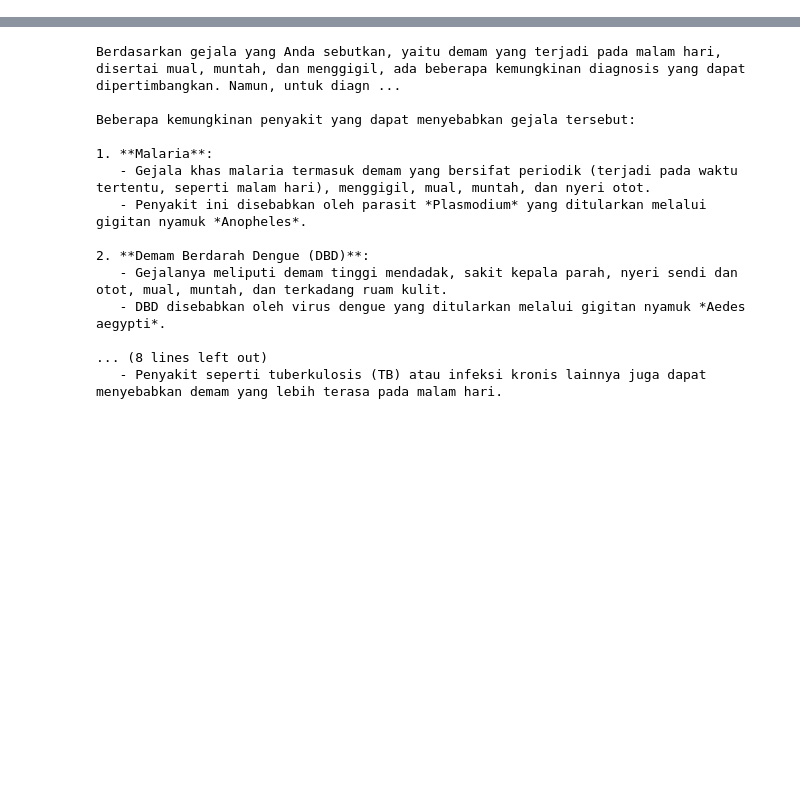
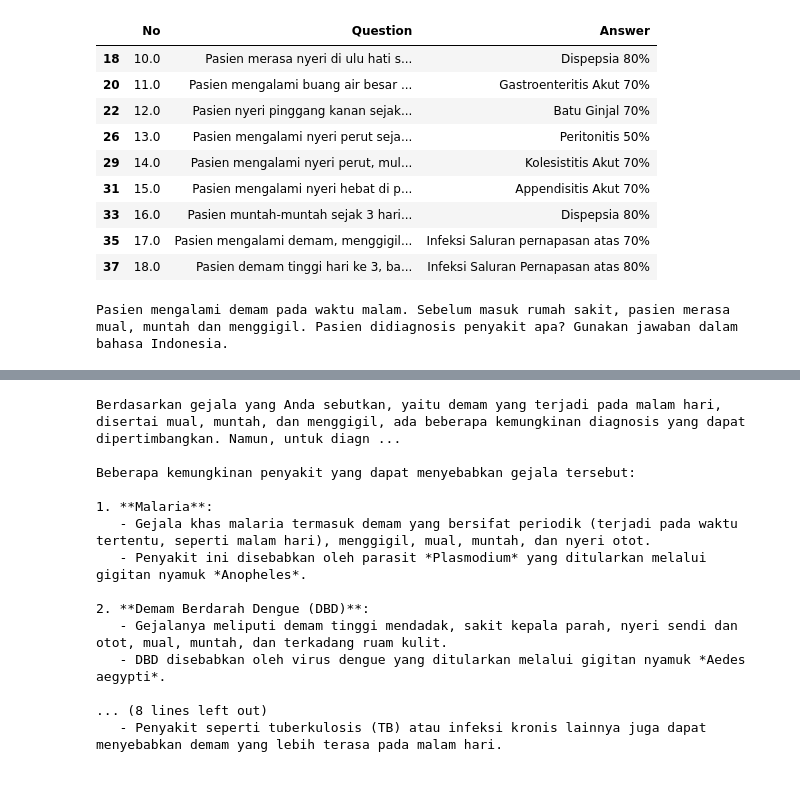
Before and after one commit to Ella-Raputri/LLMDiagnosisPPPK, a Jupyter notebook: test.ipynb, the cells around one changed output, grey strips where cells are left out. Saved outputs shown, nothing was run; the diff lists cells and outputs as text; code cells hidden in the pictures; blank space fills up the shorter version.

```diff
--- a/test.ipynb
+++ b/test.ipynb
@@ -57,0 +71,14 @@ df["llm_response"] = df["PARAPHRASE KELUHAN UTAMA"].apply(query_deepseek)
+# %%
+dfs = np.array_split(df, np.ceil(len(df) / 10))
+dfs[1]
+# %% [output]
+|  | No | Question | Answer |
+| 18 | 10.0 | Pasien merasa nyeri di ulu hati s... | Dispepsia 80% |
+| 20 | 11.0 | Pasien mengalami buang air besar ... | Gastroenteritis Akut 70% |
+| 22 | 12.0 | Pasien nyeri pinggang kanan sejak... | Batu Ginjal 70% |
+| 26 | 13.0 | Pasien mengalami nyeri perut seja... | Peritonitis 50% |
+| 29 | 14.0 | Pasien mengalami nyeri perut, mul... | Kolesistitis Akut 70% |
+| 31 | 15.0 | Pasien mengalami nyeri hebat di p... | Appendisitis Akut 70% |
+| 33 | 16.0 | Pasien muntah-muntah sejak 3 hari... | Dispepsia 80% |
+| 35 | 17.0 | Pasien mengalami demam, menggigil... | Infeksi Saluran pernapasan atas 70% |
+| 37 | 18.0 | Pasien demam tinggi hari ke 3, ba... | Infeksi Saluran Pernapasan atas 80% |
@@ -58,3 +94,7 @@ df["llm_response"] = df["PARAPHRASE KELUHAN UTAMA"].apply(query_deepseek)
+# %%
+print(dfs[0]['Question'][0])
+# %% [output]
+Pasien mengalami demam pada waktu malam. Sebelum masuk rumah sakit, pasien merasa mual, muntah dan menggigil. Pasien didiagnosis penyakit apa? Gunakan jawaban dalam bahasa Indonesia.
 # %%
 cosine_similarities = []
 precisions = []
```
Also changed, not shown: parts of 9 cells of this notebook, 4 other files.
